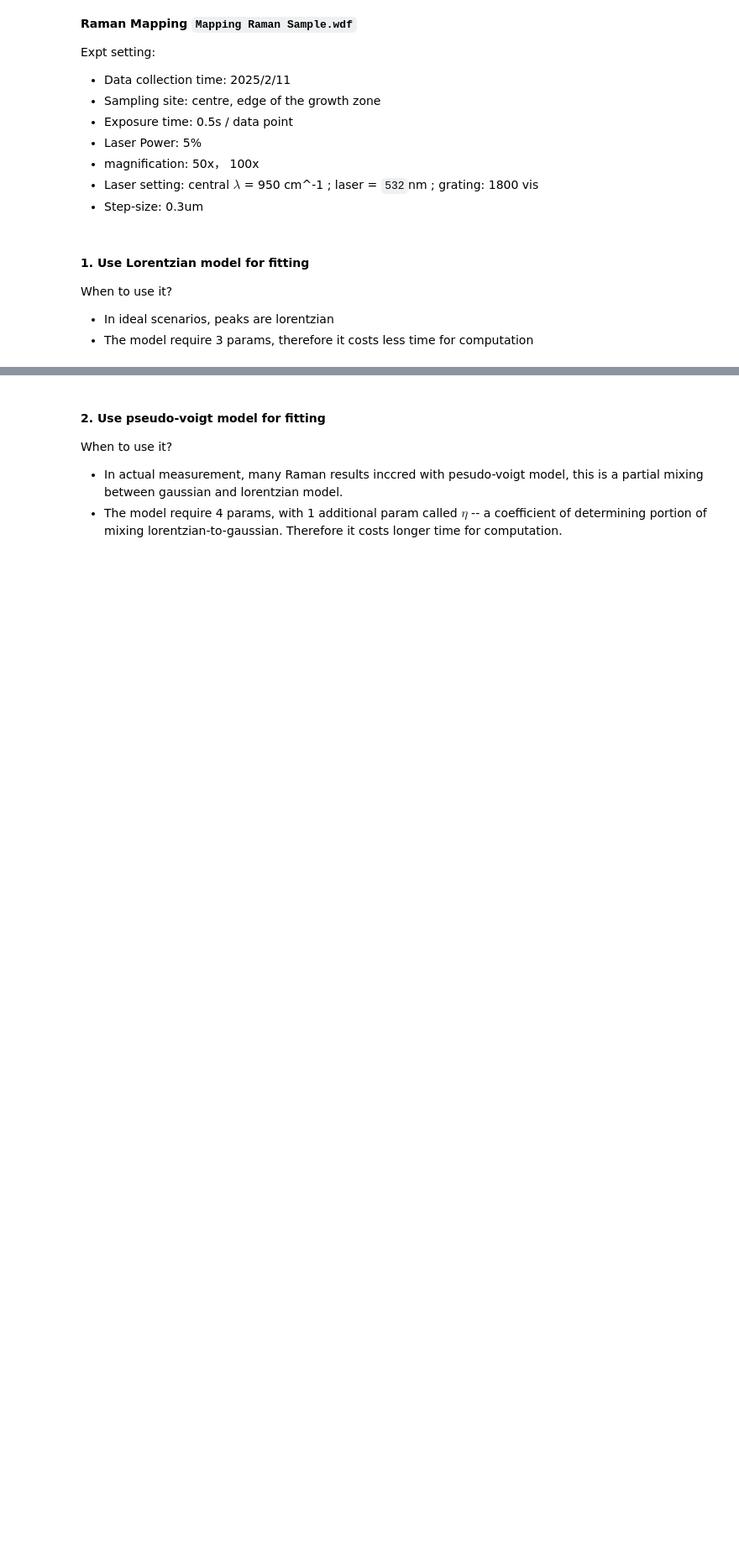
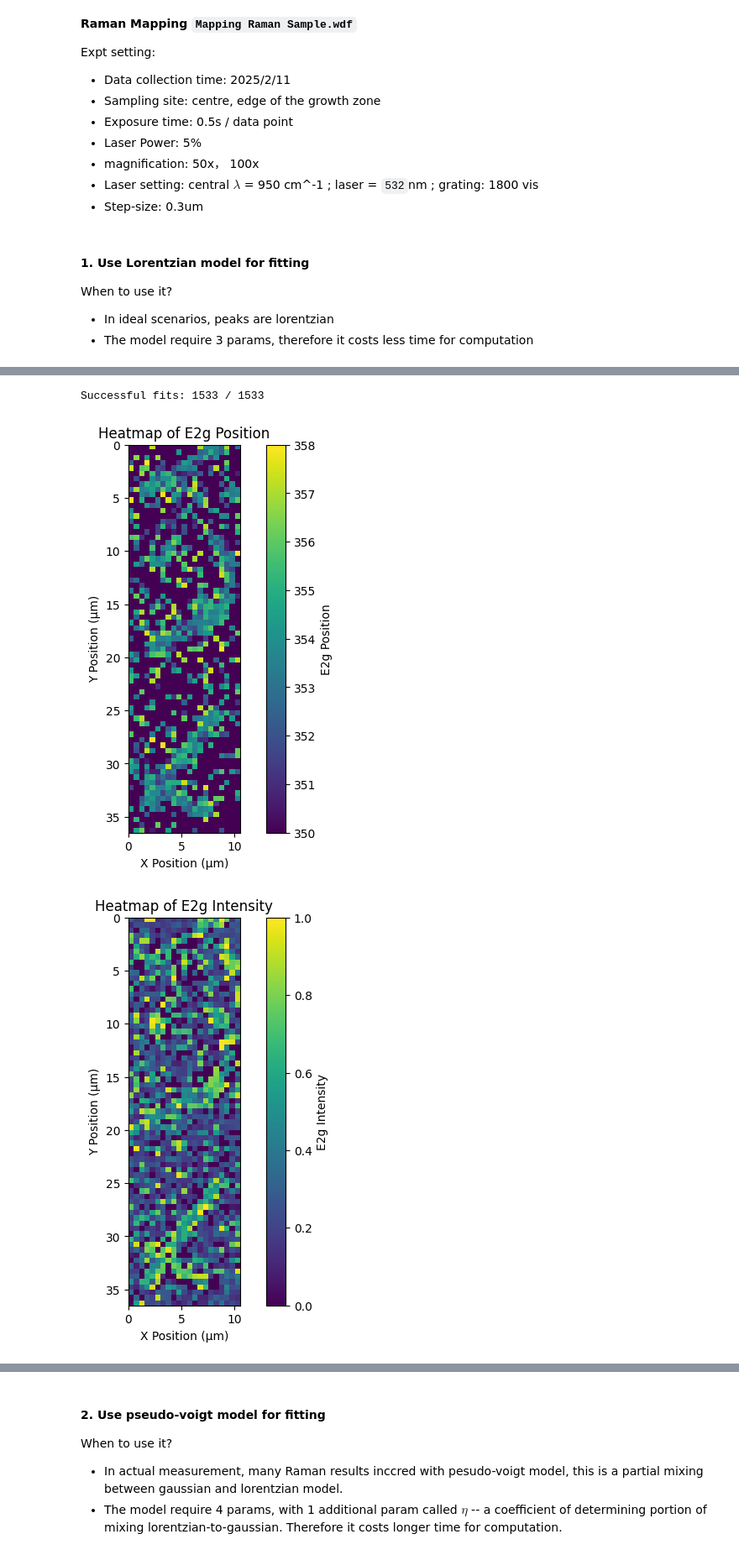
Before and after one commit to barry063/RamanPL_2D, a Jupyter notebook: example-usage/Mapping/Mapping Raman Example.ipynb, the cells around one changed output, grey strips where cells are left out. Shown at 84% size. Saved outputs shown, nothing was run; the diff lists cells and outputs as text; code cells hidden in the pictures; blank space fills up the shorter version.

```diff
--- a/example-usage/Mapping/Mapping Raman Example.ipynb
+++ b/example-usage/Mapping/Mapping Raman Example.ipynb
@@ -25,11 +25,10 @@ from ramanpl import Mapping
 custom_peaks = {                            # Fitting-params are given as [wavenumber, scale, amplitude] form
     'E2g':   ([348, 0.5, 0], [360, 10,  70]),
     'A1g':   ([418, 0.5, 0], [424, 10,  70]),
-    'Si':    ([518, 0.5, 0], [525, 20, 130]),
     '2LA(M)':([340, 0.5, 0], [350, 10,  70]),
     '2LA(M)-E22g' : ([317, 0, 0], [325, 10, 70])
 }
-data_range = (0, 900) # Define the data range to be analysed, unit: wavenumber/cm-1
+data_range = (300, 460) # Define the data range to be analysed, unit: wavenumber/cm-1
 step_size = 0.5  # Actual step-size of your mapping, unit: micro meters/um
 
 # Initialise the modules
@@ -67,3 +66,4 @@ raman_map.plot_heatmap(peak_name="E2g", data_type='intensity',filter_range=[0,1]
 
 # A quick summary of fitting quality
 raman_map.fit_summary()
+# %% [output]
@@ -69,0 +71,3 @@ raman_map.fit_summary()
+Successful fits: 1533 / 1533
+[figure, added]
+[figure, added]
```
Also changed, not shown: parts of 6 cells of this notebook, 13 other files.
